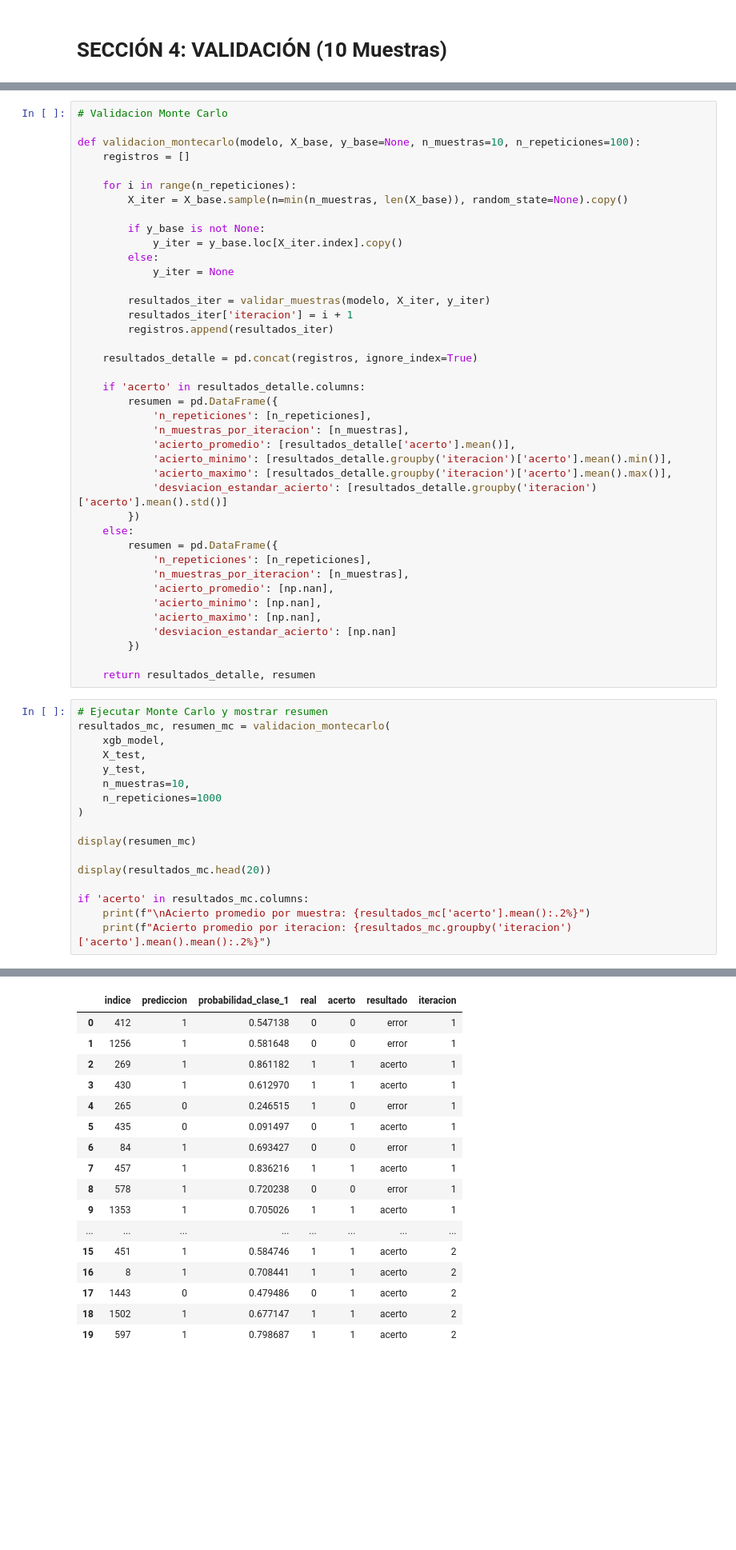
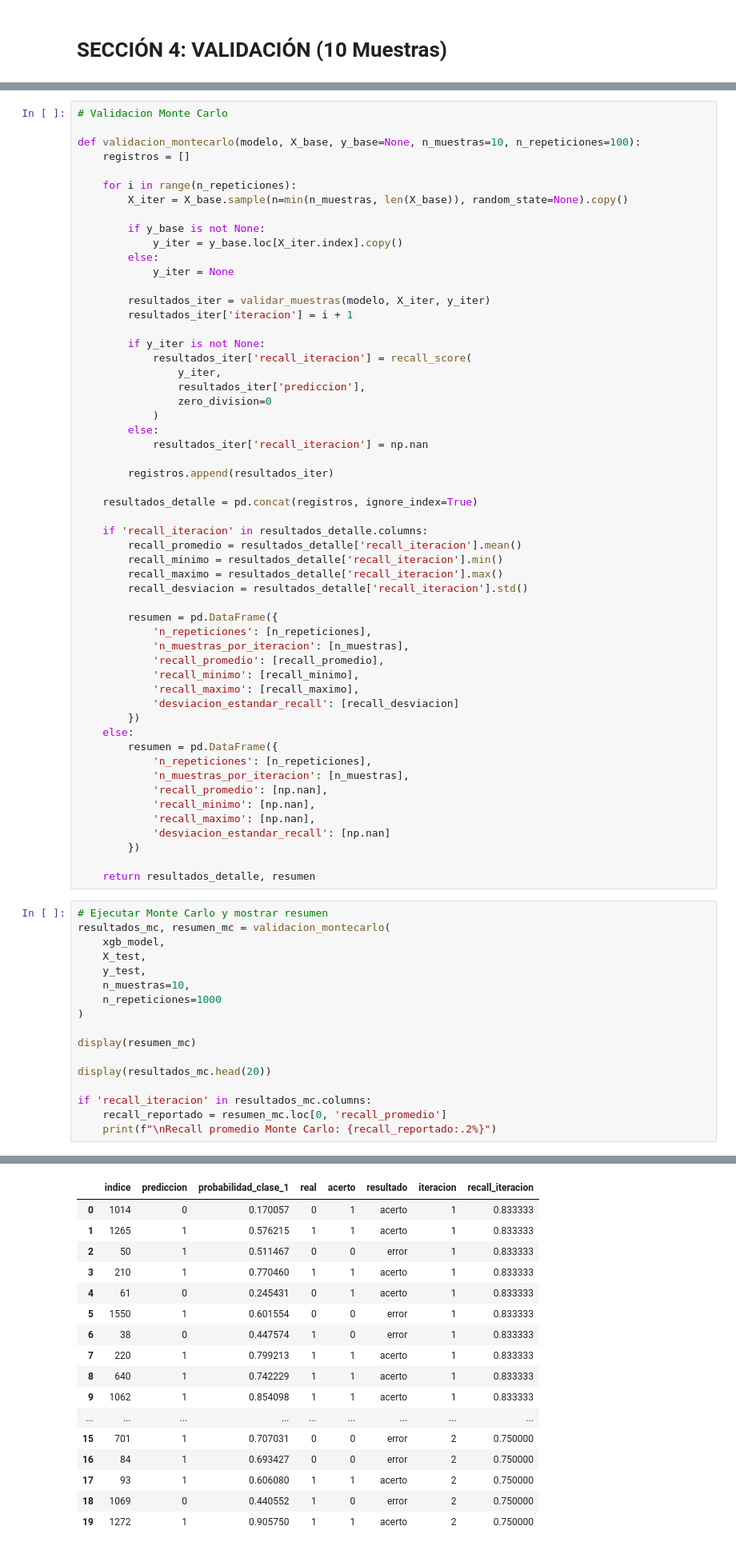
Before and after one commit to yacuervo18/Proyecto-4_Analitica_III, a Jupyter notebook: src/Shap_Validacion_XGB.ipynb, the cells around one changed output, grey strips where cells are left out. Shown at 80% size. Saved outputs shown, nothing was run; the diff lists cells and outputs as text; blank space fills up the shorter version.

```diff
--- a/src/Shap_Validacion_XGB.ipynb
+++ b/src/Shap_Validacion_XGB.ipynb
@@ -138,27 +139,42 @@ def validacion_montecarlo(modelo, X_base, y_base=None, n_muestras=10, n_repetici
 
         resultados_iter = validar_muestras(modelo, X_iter, y_iter)
         resultados_iter['iteracion'] = i + 1
+
+        if y_iter is not None:
+            resultados_iter['recall_iteracion'] = recall_score(
+                y_iter,
+                resultados_iter['prediccion'],
+                zero_division=0
+            )
+        else:
+            resultados_iter['recall_iteracion'] = np.nan
+
         registros.append(resultados_iter)
 
     resultados_detalle = pd.concat(registros, ignore_index=True)
 
-    if 'acerto' in resultados_detalle.columns:
+    if 'recall_iteracion' in resultados_detalle.columns:
+        recall_promedio = resultados_detalle['recall_iteracion'].mean()
+        recall_minimo = resultados_detalle['recall_iteracion'].min()
+        recall_maximo = resultados_detalle['recall_iteracion'].max()
+        recall_desviacion = resultados_detalle['recall_iteracion'].std()
+
         resumen = pd.DataFrame({
             'n_repeticiones': [n_repeticiones],
             'n_muestras_por_iteracion': [n_muestras],
-            'acierto_promedio': [resultados_detalle['acerto'].mean()],
-            'acierto_minimo': [resultados_detalle.groupby('iteracion')['acerto'].mean().min()],
-            'acierto_maximo': [resultados_detalle.groupby('iteracion')['acerto'].mean().max()],
-            'desviacion_estandar_acierto': [resultados_detalle.groupby('iteracion')['acerto'].mean().std()]
+            'recall_promedio': [recall_promedio],
+            'recall_minimo': [recall_minimo],
+            'recall_maximo': [recall_maximo],
+            'desviacion_estandar_recall': [recall_desviacion]
         })
     else:
         resumen = pd.DataFrame({
             'n_repeticiones': [n_repeticiones],
             'n_muestras_por_iteracion': [n_muestras],
-            'acierto_promedio': [np.nan],
-            'acierto_minimo': [np.nan],
-            'acierto_maximo': [np.nan],
-            'desviacion_estandar_acierto': [np.nan]
+            'recall_promedio': [np.nan],
+            'recall_minimo': [np.nan],
+            'recall_maximo': [np.nan],
+            'desviacion_estandar_recall': [np.nan]
         })
 
     return resultados_detalle, resumen
@@ -176,7 +192,7 @@ display(resumen_mc)
 
 display(resultados_mc.head(20))
 
-if 'acerto' in resultados_mc.columns:
-    print(f"\nAcierto promedio por muestra: {resultados_mc['acerto'].mean():.2%}")
-    print(f"Acierto promedio por iteracion: {resultados_mc.groupby('iteracion')['acerto'].mean().mean():.2%}")
+if 'recall_iteracion' in resultados_mc.columns:
+    recall_reportado = resumen_mc.loc[0, 'recall_promedio']
+    print(f"\nRecall promedio Monte Carlo: {recall_reportado:.2%}")
 # %% [output]
@@ -185,17 +201,17 @@ if 'acerto' in resultados_mc.columns:
-|  | indice | prediccion | probabilidad_clase_1 | real | acerto | resultado | iteracion |
-| 0 | 412 | 1 | 0.547138 | 0 | 0 | error | 1 |
-| 1 | 1256 | 1 | 0.581648 | 0 | 0 | error | 1 |
-| 2 | 269 | 1 | 0.861182 | 1 | 1 | acerto | 1 |
-| 3 | 430 | 1 | 0.612970 | 1 | 1 | acerto | 1 |
-| 4 | 265 | 0 | 0.246515 | 1 | 0 | error | 1 |
-| 5 | 435 | 0 | 0.091497 | 0 | 1 | acerto | 1 |
-| 6 | 84 | 1 | 0.693427 | 0 | 0 | error | 1 |
-| 7 | 457 | 1 | 0.836216 | 1 | 1 | acerto | 1 |
-| 8 | 578 | 1 | 0.720238 | 0 | 0 | error | 1 |
-| 9 | 1353 | 1 | 0.705026 | 1 | 1 | acerto | 1 |
-| ... | ... | ... | ... | ... | ... | ... | ... |
-| 15 | 451 | 1 | 0.584746 | 1 | 1 | acerto | 2 |
-| 16 | 8 | 1 | 0.708441 | 1 | 1 | acerto | 2 |
-| 17 | 1443 | 0 | 0.479486 | 0 | 1 | acerto | 2 |
-| 18 | 1502 | 1 | 0.677147 | 1 | 1 | acerto | 2 |
-| 19 | 597 | 1 | 0.798687 | 1 | 1 | acerto | 2 |
+|  | indice | prediccion | probabilidad_clase_1 | real | acerto | resultado | iteracion | recall_iteracion |
+| 0 | 1014 | 0 | 0.170057 | 0 | 1 | acerto | 1 | 0.833333 |
+| 1 | 1265 | 1 | 0.576215 | 1 | 1 | acerto | 1 | 0.833333 |
+| 2 | 50 | 1 | 0.511467 | 0 | 0 | error | 1 | 0.833333 |
+| 3 | 210 | 1 | 0.770460 | 1 | 1 | acerto | 1 | 0.833333 |
+| 4 | 61 | 0 | 0.245431 | 0 | 1 | acerto | 1 | 0.833333 |
+| 5 | 1550 | 1 | 0.601554 | 0 | 0 | error | 1 | 0.833333 |
+| 6 | 38 | 0 | 0.447574 | 1 | 0 | error | 1 | 0.833333 |
+| 7 | 220 | 1 | 0.799213 | 1 | 1 | acerto | 1 | 0.833333 |
+| 8 | 640 | 1 | 0.742229 | 1 | 1 | acerto | 1 | 0.833333 |
+| 9 | 1062 | 1 | 0.854098 | 1 | 1 | acerto | 1 | 0.833333 |
+| ... | ... | ... | ... | ... | ... | ... | ... | ... |
+| 15 | 701 | 1 | 0.707031 | 0 | 0 | error | 2 | 0.750000 |
+| 16 | 84 | 1 | 0.693427 | 0 | 0 | error | 2 | 0.750000 |
+| 17 | 93 | 1 | 0.606080 | 1 | 1 | acerto | 2 | 0.750000 |
+| 18 | 1069 | 0 | 0.440552 | 1 | 0 | error | 2 | 0.750000 |
+| 19 | 1272 | 1 | 0.905750 | 1 | 1 | acerto | 2 | 0.750000 |
```
Also changed, not shown: parts of 2 cells of this notebook.
